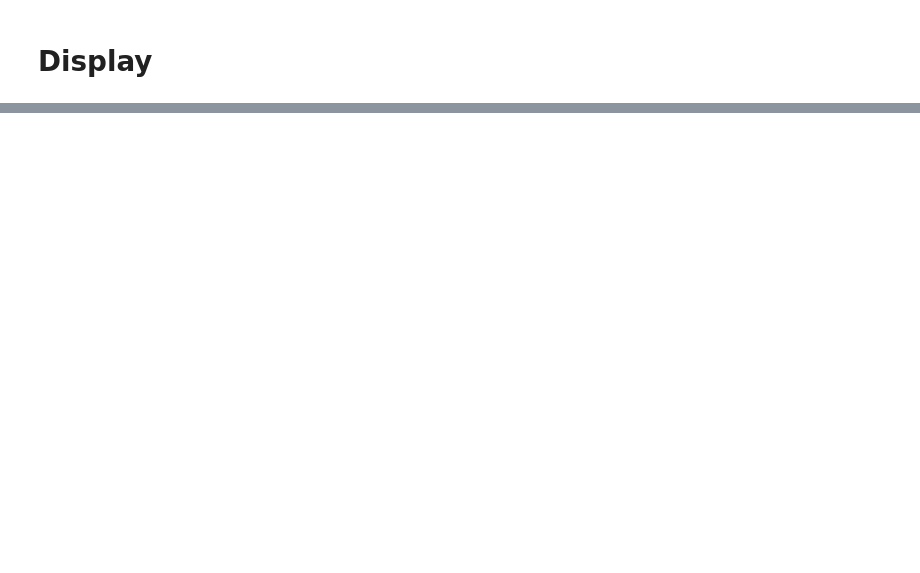
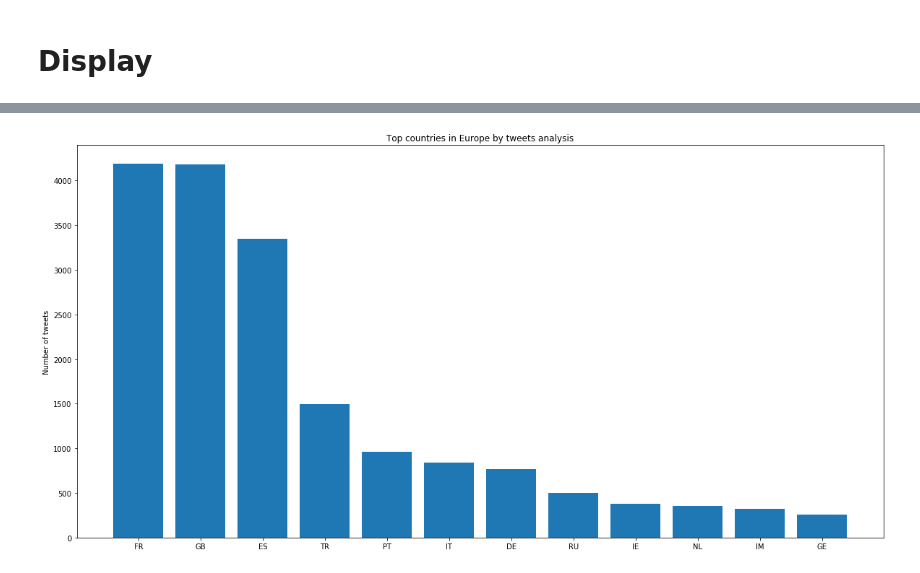
Before and after one commit to vostruk/twitter-feed-analysis, a Jupyter notebook: Twitter location analysis.ipynb, the cells around one changed output, grey strips where cells are left out. Cells and saved outputs as stored; diff of their text form; code cells hidden in the pictures; blank space fills up the shorter version.

Commit message:
fix with coutry code detection

```diff
--- a/Twitter location analysis.ipynb
+++ b/Twitter location analysis.ipynb
@@ -91,6 +96,14 @@ from geopy.geocoders import Nominatim
 geolocator = Nominatim(user_agent="twitter-location-analyzer")
 
 def get_iso_from_name(coutry):
+    cou = countries.get(coutry.capitalize(), "None")
+    if cou!="None":
+        return cou.alpha2
+
+    cou = countries.get(coutry.upper(), "None")
+    if cou!="None":
+        return cou.alpha2
+
     for c in countries:
         if coutry.upper() in c:
             return c.alpha2
@@ -213,0 +197,15 @@ plt.show()
+# %%
+found_coutries = { ckey: country_mentions[ckey] for ckey in country_mentions if len(ckey)==2}
+
+df = pd.DataFrame.from_dict({'country': list(found_coutries.keys()), 'count': list(found_coutries.values())})
+
+#filter by continent
+codes_list = pd.read_csv('country-and-continent-codes-list-csv_csv.csv')
+asia_codes = codes_list[codes_list['Continent_Name']=='Asia' ]
+europe_codes = codes_list[codes_list['Continent_Name']=='Europe' ]
+
+europe_destinations = df[df['country'].isin(list(europe_codes['Two_Letter_Country_Code']))].sort_values('count', ascending=False)
+asia_destinations = df[df['country'].isin(list(asia_codes['Two_Letter_Country_Code']))].sort_values('count', ascending=False)
+
+print(europe_destinations.sort_values(by='count', ascending=False).head())
+print(asia_destinations.sort_values(by='count', ascending=False).head())
@@ -213,0 +225,11 @@ plt.show()
+# %%
+matplotlib.rcParams['figure.figsize'] = [20, 10]
+
+top_how_many = 12
+plt.ylabel('Number of tweets')
+plt.title('Top countries in Europe by tweets analysis')
+plt.bar(range(top_how_many), list(europe_destinations['count'])[:top_how_many], align='center')#len(country_mentions)
+plt.xticks(range(top_how_many), list(europe_destinations['country'])[:top_how_many])#len(country_mentions)
+plt.show()
+# %% [output]
+[figure, added]
```
Also changed, not shown: parts of 10 cells of this notebook, 3 other files.
